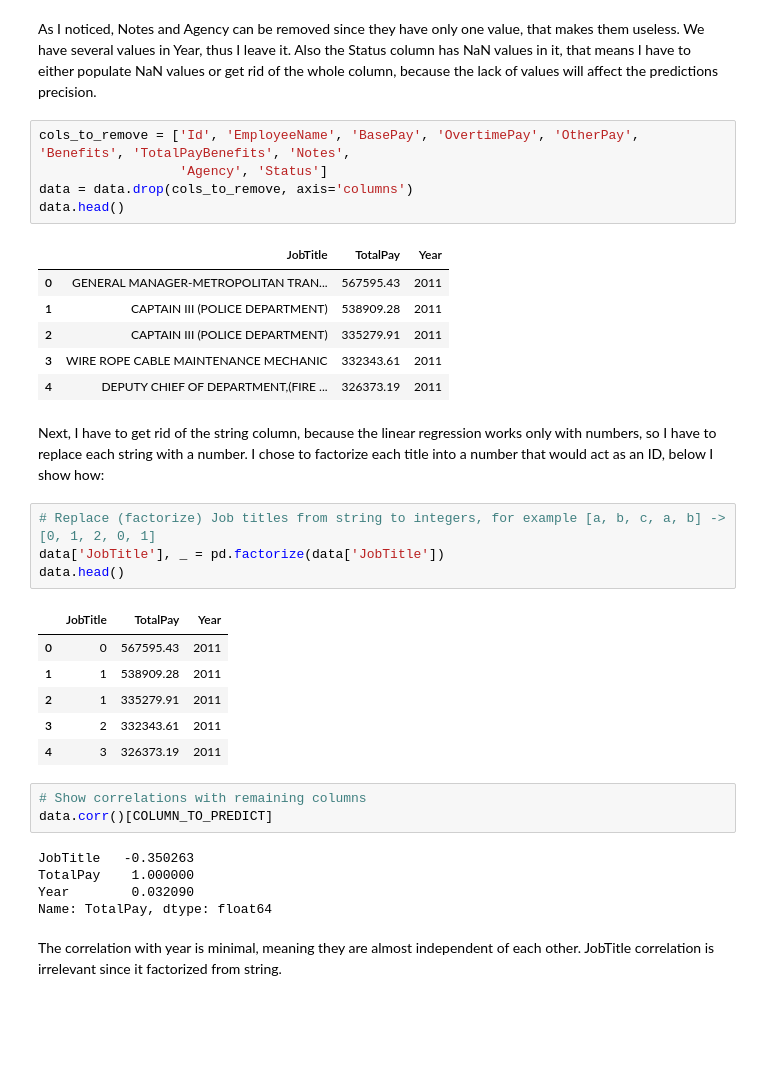
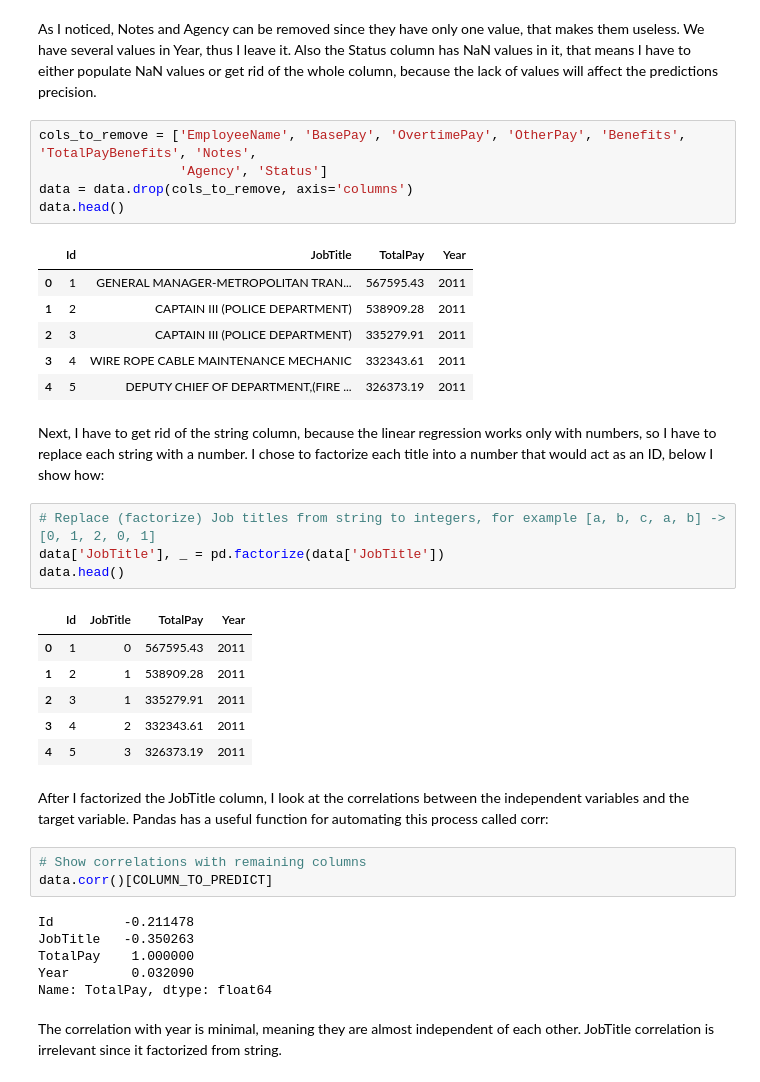
Before and after one commit to Warek-Labs/fia-labs, a Jupyter notebook: main.ipynb, the cells around one changed output. Drawn from its saved outputs; the diff is of its cells as text; blank space fills up the shorter version.

```diff
--- a/main.ipynb
+++ b/main.ipynb
@@ -136,17 +145,17 @@ Status: [nan 'PT' 'FT']
 # %% [markdown]
 As I noticed, Notes and Agency can be removed since they have only one value, that makes them useless. We have several values in Year, thus I leave it. Also the Status column has NaN values in it, that means I have to either populate NaN values or get rid of the whole column, because the lack of values will affect the predictions precision.
 # %%
-cols_to_remove = ['Id', 'EmployeeName', 'BasePay', 'OvertimePay', 'OtherPay', 'Benefits', 'TotalPayBenefits', 'Notes',
+cols_to_remove = ['EmployeeName', 'BasePay', 'OvertimePay', 'OtherPay', 'Benefits', 'TotalPayBenefits', 'Notes',
                   'Agency', 'Status']
 data = data.drop(cols_to_remove, axis='columns')
 data.head()
 # %% [output]
-|  | JobTitle | TotalPay | Year |
-| 0 | GENERAL MANAGER-METROPOLITAN TRAN... | 567595.43 | 2011 |
-| 1 | CAPTAIN III (POLICE DEPARTMENT) | 538909.28 | 2011 |
-| 2 | CAPTAIN III (POLICE DEPARTMENT) | 335279.91 | 2011 |
-| 3 | WIRE ROPE CABLE MAINTENANCE MECHANIC | 332343.61 | 2011 |
-| 4 | DEPUTY CHIEF OF DEPARTMENT,(FIRE ... | 326373.19 | 2011 |
+|  | Id | JobTitle | TotalPay | Year |
+| 0 | 1 | GENERAL MANAGER-METROPOLITAN TRAN... | 567595.43 | 2011 |
+| 1 | 2 | CAPTAIN III (POLICE DEPARTMENT) | 538909.28 | 2011 |
+| 2 | 3 | CAPTAIN III (POLICE DEPARTMENT) | 335279.91 | 2011 |
+| 3 | 4 | WIRE ROPE CABLE MAINTENANCE MECHANIC | 332343.61 | 2011 |
+| 4 | 5 | DEPUTY CHIEF OF DEPARTMENT,(FIRE ... | 326373.19 | 2011 |
 # %% [markdown]
 Next, I have to get rid of the string column, because the linear regression works only with numbers, so I have to replace each string with a number. I chose to factorize each title into a number that would act as an ID, below I show how:
 # %%
@@ -154,16 +163,19 @@ Next, I have to get rid of the string column, because the linear regression work
 data['JobTitle'], _ = pd.factorize(data['JobTitle'])
 data.head()
 # %% [output]
-|  | JobTitle | TotalPay | Year |
-| 0 | 0 | 567595.43 | 2011 |
-| 1 | 1 | 538909.28 | 2011 |
-| 2 | 1 | 335279.91 | 2011 |
-| 3 | 2 | 332343.61 | 2011 |
-| 4 | 3 | 326373.19 | 2011 |
+|  | Id | JobTitle | TotalPay | Year |
+| 0 | 1 | 0 | 567595.43 | 2011 |
+| 1 | 2 | 1 | 538909.28 | 2011 |
+| 2 | 3 | 1 | 335279.91 | 2011 |
+| 3 | 4 | 2 | 332343.61 | 2011 |
+| 4 | 5 | 3 | 326373.19 | 2011 |
+# %% [markdown]
+After I factorized the JobTitle column, I look at the correlations between the independent variables and the target variable. Pandas has a useful function for automating this process called corr:
 # %%
 # Show correlations with remaining columns
 data.corr()[COLUMN_TO_PREDICT]
 # %% [output]
+Id         -0.211478
 JobTitle   -0.350263
 TotalPay    1.000000
 Year        0.032090
```
Also changed, not shown: parts of 24 cells of this notebook.
